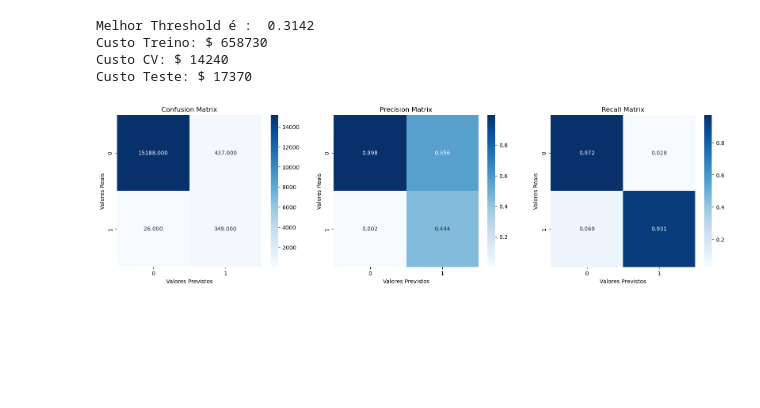
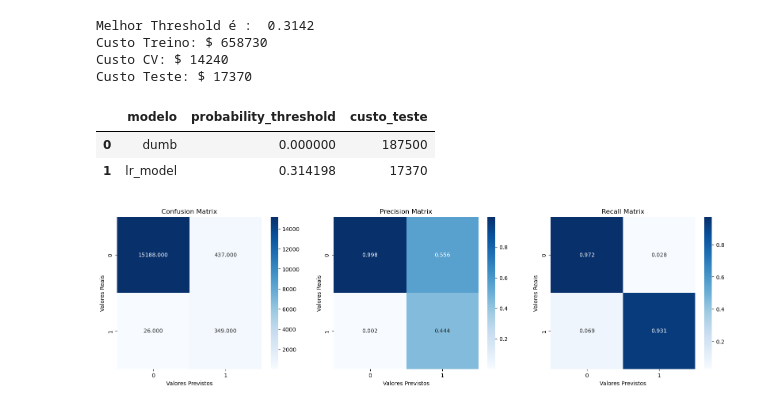
Before and after one commit to joaomj/truck_maintenance, a Jupyter notebook: data_science_notebook.ipynb, the cells around one changed output. Cells and saved outputs as stored; diff of their text form; code cells hidden in the pictures; blank space fills up the shorter version.

```diff
--- a/data_science_notebook.ipynb
+++ b/data_science_notebook.ipynb
@@ -150,6 +150,21 @@ def best_prob(y_predicted,y_actual,p):
   best_cost = min(cost_list)
   best_p = p[cost_list.index(best_cost)]
   return best_p
+
+# ---------------------------------------
+# função para gravar os resultados dos modelos
+def save_results(df, modelo:str, thres:float, cost:float):
+
+    # não use append - https://stackoverflow.com/questions/75956209/error-dataframe-object-has-no-attribute-append
+    new_row =  pd.DataFrame({
+        'modelo':[modelo],
+        'probability_threshold': [thres],
+        'custo_teste': [cost]
+    })
+
+    df = pd.concat([df, new_row], ignore_index=True)
+
+    return df
 # %% [markdown]
 ## 2.3. Carregando os dados
 # %%
@@ -915,6 +930,9 @@ print(y_test.shape)
 7. Usaremos a **precision recall curve** do sklearn para obter os valores do threshold de probabilidade. Ela calcula pares de precisão-recall para diferentes thresholds. Usando esses thresholds, calcularemos o custo e selecionaremos threshold que resultar no menor custo. Utilizaremos os dados de Validação Cruzada para determinar esse valor de limiar de probabilidade.
 
 8. Com esse threshold de probabilidade, vamos prever a classe para os Dados de Treino, CV e Teste e calcularemos o custo de Treino, CV e Teste para todos os modelos. O modelo que resultar no **menor Custo de Teste** será considerado o melhor modelo.
+# %%
+# Cria um dataframe para armazenar os resultados dos testes
+results_df = pd.DataFrame(columns=['modelo', 'probability_threshold', 'custo_teste'])
 # %% [markdown]
 ## **Modelo Baseline**
 # %%
@@ -1053,6 +1074,14 @@ Melhor Threshold é :  0.3142
 Custo Treino: $ 658730
 Custo CV: $ 14240
 Custo Teste: $ 17370
+# %%
+# gravando os resultados
+results_df = save_results(results_df, 'lr_model', p, cost)
+results_df
+# %% [output]
+|  | modelo | probability_threshold | custo_teste |
+| 0 | dumb | 0.000000 | 187500 |
+| 1 | lr_model | 0.314198 | 17370 |
 # %%
 # constroi o heatmap de confusion matrix para as previsões sobre os dados de teste
 cm_heatmap(cm)
```
Also changed, not shown: parts of 14 cells of this notebook.
